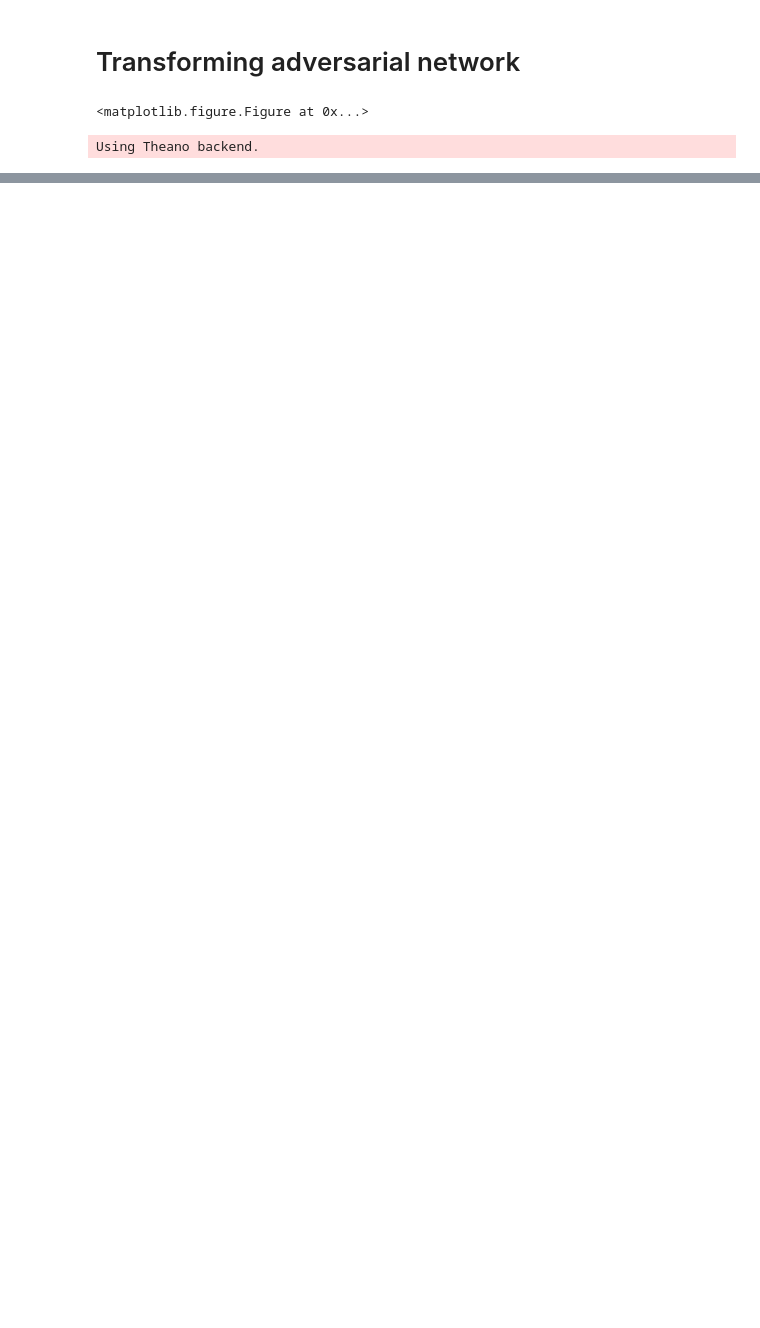
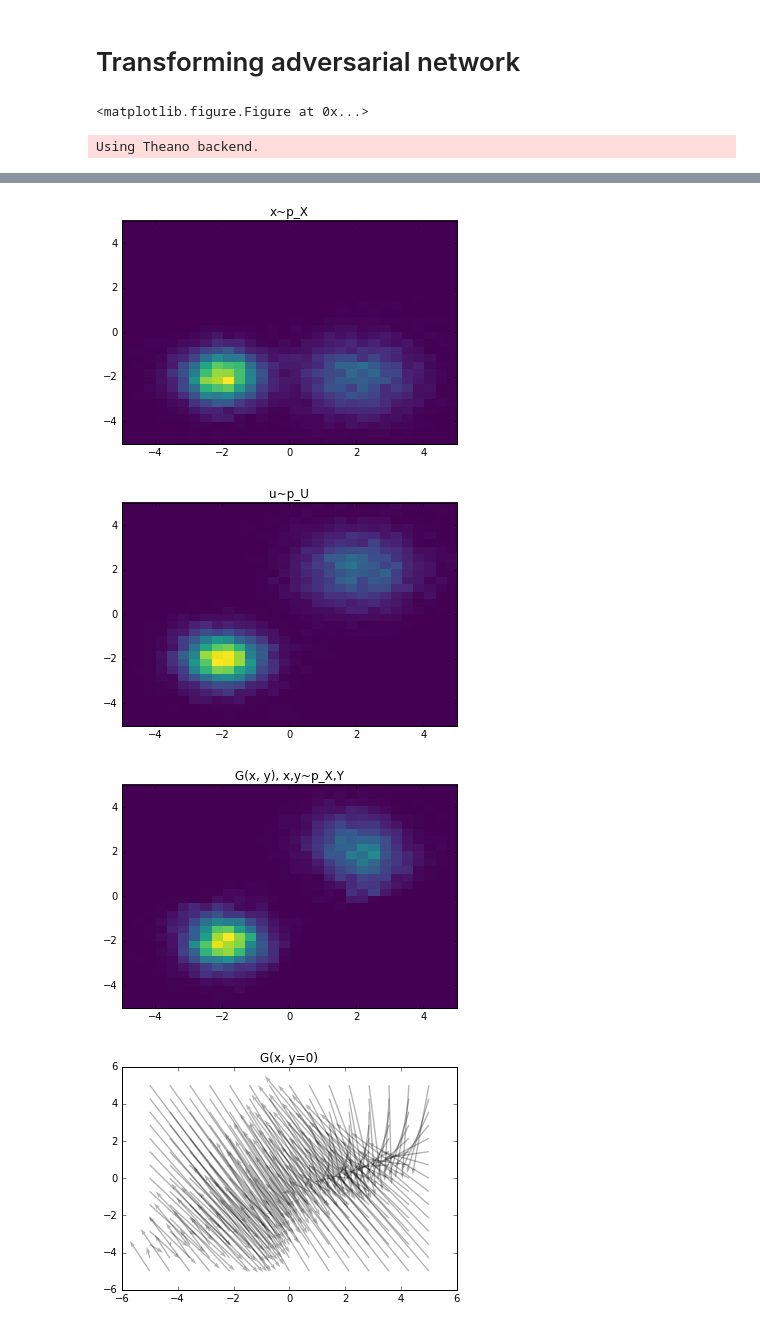
Before and after one commit to ankitshah009/paper-learning-to-transfer-adversarial-networks, a Jupyter notebook: code/Transformer networks.ipynb, the cells around one changed output, grey strips where cells are left out. Saved outputs shown, nothing was run; the diff lists cells and outputs as text; code cells hidden in the pictures; blank space fills up the shorter version.

```diff
--- a/code/Transformer networks.ipynb
+++ b/code/Transformer networks.ipynb
@@ -101,7 +106,7 @@ def loss_GD(y_true, y_pred):
     return y_true * (K.log(y_pred))
 # %%
 C = Sequential()
-C.add(Dense(12, input_dim=X0.shape[1]))
+C.add(Dense(12, input_dim=U.shape[1]))
 C.add(LeakyReLU())
 C.add(Dense(12))
 C.add(LeakyReLU())
@@ -126,9 +131,8 @@ GD.compile(loss=loss_GD, optimizer="sgd")
 GC.compile(loss=loss_GC, optimizer="sgd")
 # %%
 # Pretrain D
-X = np.vstack((X0, G.predict(X1)))
-print(X.shape)
-y = np.zeros(len(X))
-y[len(X0):] = 1
-D.fit(X, y, nb_epoch=50, verbose=0)
+_X = np.vstack((U, G.predict(np.hstack((X, y.reshape(-1, 1))))))
+_y = np.zeros(len(_X))
+_y[len(U):] = 1
+D.fit(_X, _y, nb_epoch=50, verbose=0)
 # %% [output]
@@ -137,8 +140,8 @@ D.fit(X, y, nb_epoch=50, verbose=0)
 # %%
 # Pretrain C
-X = np.vstack((G.predict(X1_0), G.predict(X1_1)))
-print(X.shape)
-y = np.zeros(len(X))
-y[len(X1_0):] = 1
-C.fit(X, y, nb_epoch=50, verbose=0)
+_X = np.vstack((G.predict(np.hstack((X_0, np.zeros((len(X_0), 1))))),
+                G.predict(np.hstack((X_1, np.ones((len(X_1), 1)))))))
+_y = np.zeros(len(_X))
+_y[len(X_0):] = 1
+C.fit(_X, _y, nb_epoch=50, verbose=0)
 # %% [output]
@@ -242,0 +225,16 @@ plot_transform(G, X0, X1)
+# %%
+batch_size = 32
+gen_D = batches_D(batch_size, X, y, U)
+gen_C = batches_C(batch_size, X, y)
+gen_GD = batches_GD(batch_size, X, y)
+gen_GC = batches_GC(batch_size, X, y)
+
+for i in range(10000):
+    if i % 250 == 0: print(i)
+
+    for j in range(3): # train D and C more than G for stability
+        D.fit(*next(gen_D), nb_epoch=1, verbose=0, callbacks=[logs_D])
+        C.fit(*next(gen_C), nb_epoch=1, verbose=0, callbacks=[logs_C])
+
+    GD.fit(*next(gen_GD), nb_epoch=1, verbose=0, callbacks=[logs_GD])
+    GC.fit(*next(gen_GC), nb_epoch=1, verbose=0, callbacks=[logs_GC])
@@ -242,0 +259,9 @@ plot_transform(G, X0, X1)
+# %%
+plot_distribution(D, G, X, y, U)
+plot_transform(G, label=0.)
+plot_transform(G, label=1.)
+# %% [output]
+[figure, added]
+[figure, added]
+[figure, added]
+[figure, added]
```
Also changed, not shown: parts of 18 cells of this notebook.
